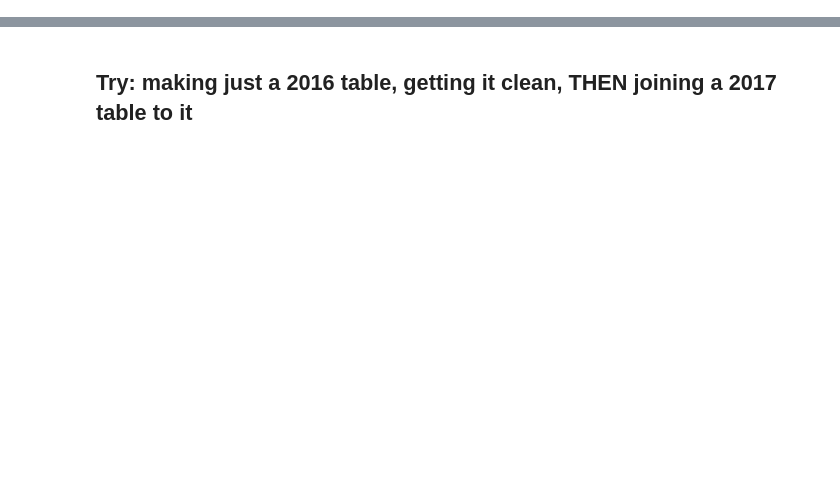
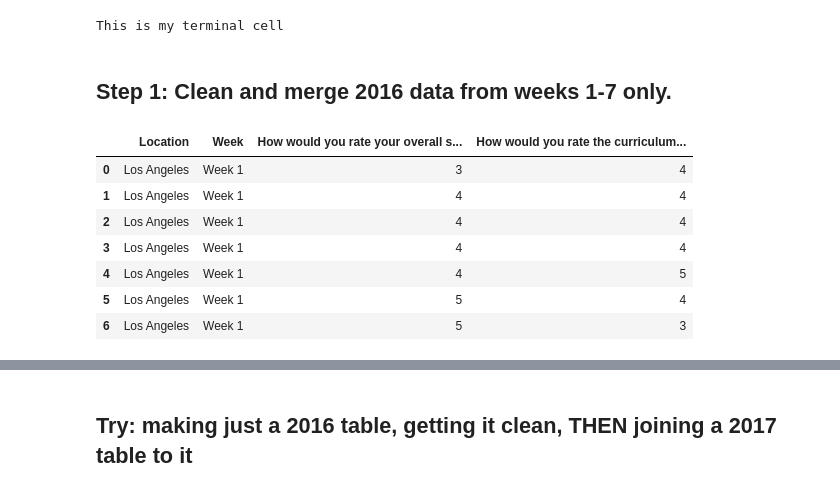
Before and after one commit to cherishkim42/DS-1.1-Data-Analysis, a Jupyter notebook: NPS Project/NPS Project.ipynb, the cells around one changed output, grey strips where cells are left out. Cells and saved outputs as stored; diff of their text form; code cells hidden in the pictures; blank space fills up the shorter version.

```diff
--- a/NPS Project/NPS Project.ipynb
+++ b/NPS Project/NPS Project.ipynb
@@ -750,0 +9,6 @@ Y2017
+# %%
+print("This is my terminal cell")
+# %% [output]
+This is my terminal cell
+# %% [markdown]
+## Step 1: Clean and merge 2016 data from weeks 1-7 only.
@@ -750,0 +17,17 @@ Y2017
+# %%
+LA1 = LA1.drop(columns=['Timestamp'])
+# %%
+LA1 = LA1.rename(index=str, columns={"How well are the tutorials paced?": "How would you rate the curriculum pace?"})
+# %%
+LA1.insert(0, 'Location', 'Los Angeles')
+LA1.insert(1, 'Week', 'Week 1')
+LA1
+# %% [output]
+|  | Location | Week | How would you rate your overall s... | How would you rate the curriculum... |
+| 0 | Los Angeles | Week 1 | 3 | 4 |
+| 1 | Los Angeles | Week 1 | 4 | 4 |
+| 2 | Los Angeles | Week 1 | 4 | 4 |
+| 3 | Los Angeles | Week 1 | 4 | 4 |
+| 4 | Los Angeles | Week 1 | 4 | 5 |
+| 5 | Los Angeles | Week 1 | 5 | 4 |
+| 6 | Los Angeles | Week 1 | 5 | 3 |
```
Also changed, not shown: parts of 200 cells of this notebook.
